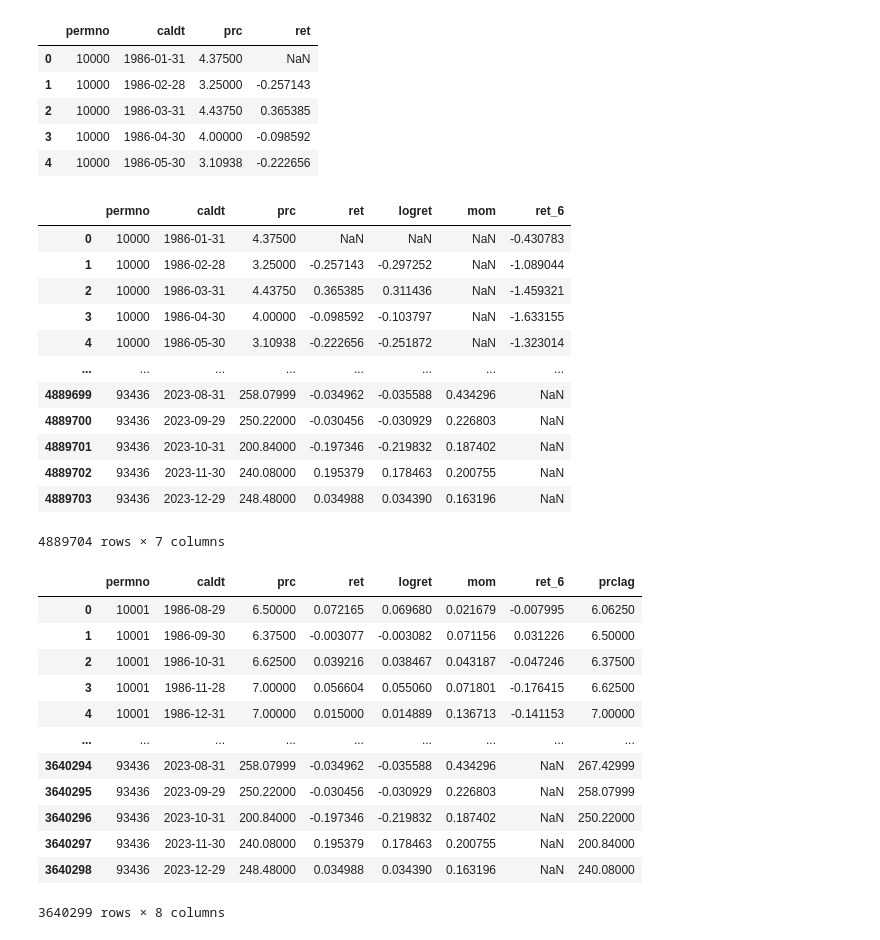
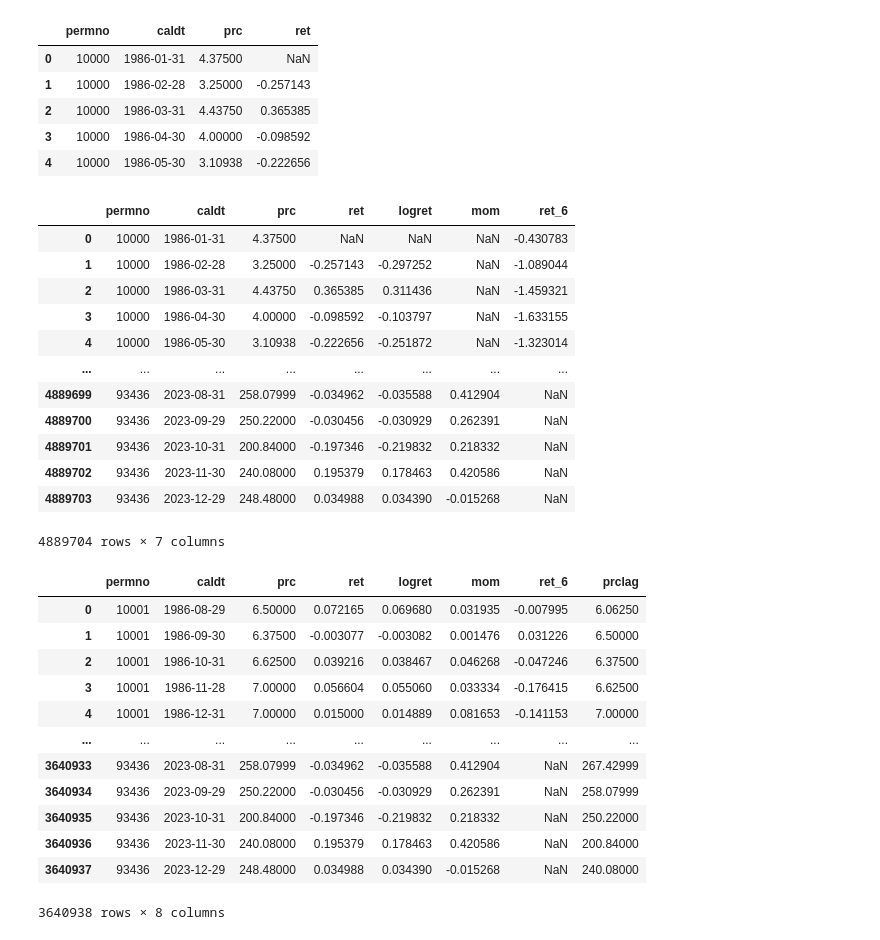
Before and after one commit to andrewhall1124/momentum, a Jupyter notebook: momentum.ipynb, the cells around one changed output. Saved outputs shown, nothing was run; the diff lists cells and outputs as text; code cells hidden in the pictures.

```diff
--- a/momentum.ipynb
+++ b/momentum.ipynb
@@ -37,31 +37,31 @@ df.head()
 # %%
 # Calculate momentum feature
 
 # Log Returns
 df['logret'] = np.log(1 + df['ret'])
 
 # Momentum from t-6 to t-1
-df['mom'] = df.groupby('permno')['logret'].rolling(6,6).sum().reset_index(drop=True)
-df['mom'] = df.groupby('permno')['mom'].shift(1)
+df['mom'] = df.groupby('permno')['logret'].rolling(5,5).sum().reset_index(drop=True)
+df['mom'] = df.groupby('permno')['mom'].shift(2)
 
 # Holding period returns
 df['ret_6'] = df.groupby('permno')['logret'].rolling(6,6).sum().reset_index(drop=True)
 df['ret_6'] = df.groupby('permno')['ret_6'].shift(-6)
 
 df
 # %% [output]
 |  | permno | caldt | prc | ret | logret | mom | ret_6 |
 | 0 | 10000 | 1986-01-31 | 4.37500 | NaN | NaN | NaN | -0.430783 |
 | 1 | 10000 | 1986-02-28 | 3.25000 | -0.257143 | -0.297252 | NaN | -1.089044 |
 | 2 | 10000 | 1986-03-31 | 4.43750 | 0.365385 | 0.311436 | NaN | -1.459321 |
 | 3 | 10000 | 1986-04-30 | 4.00000 | -0.098592 | -0.103797 | NaN | -1.633155 |
 | 4 | 10000 | 1986-05-30 | 3.10938 | -0.222656 | -0.251872 | NaN | -1.323014 |
 | ... | ... | ... | ... | ... | ... | ... | ... |
-| 4889699 | 93436 | 2023-08-31 | 258.07999 | -0.034962 | -0.035588 | 0.434296 | NaN |
-| 4889700 | 93436 | 2023-09-29 | 250.22000 | -0.030456 | -0.030929 | 0.226803 | NaN |
-| 4889701 | 93436 | 2023-10-31 | 200.84000 | -0.197346 | -0.219832 | 0.187402 | NaN |
-| 4889702 | 93436 | 2023-11-30 | 240.08000 | 0.195379 | 0.178463 | 0.200755 | NaN |
-| 4889703 | 93436 | 2023-12-29 | 248.48000 | 0.034988 | 0.034390 | 0.163196 | NaN |
+| 4889699 | 93436 | 2023-08-31 | 258.07999 | -0.034962 | -0.035588 | 0.412904 | NaN |
+| 4889700 | 93436 | 2023-09-29 | 250.22000 | -0.030456 | -0.030929 | 0.262391 | NaN |
+| 4889701 | 93436 | 2023-10-31 | 200.84000 | -0.197346 | -0.219832 | 0.218332 | NaN |
+| 4889702 | 93436 | 2023-11-30 | 240.08000 | 0.195379 | 0.178463 | 0.420586 | NaN |
+| 4889703 | 93436 | 2023-12-29 | 248.48000 | 0.034988 | 0.034390 | -0.015268 | NaN |
 4889704 rows × 7 columns
 # %%
 # Filtering by prc greater than 5 and months that momentum is known
@@ -73,18 +73,18 @@ df = df.query("mom == mom and prclag >= 5").reset_index(drop=True)
 df
 # %% [output]
 |  | permno | caldt | prc | ret | logret | mom | ret_6 | prclag |
-| 0 | 10001 | 1986-08-29 | 6.50000 | 0.072165 | 0.069680 | 0.021679 | -0.007995 | 6.06250 |
-| 1 | 10001 | 1986-09-30 | 6.37500 | -0.003077 | -0.003082 | 0.071156 | 0.031226 | 6.50000 |
-| 2 | 10001 | 1986-10-31 | 6.62500 | 0.039216 | 0.038467 | 0.043187 | -0.047246 | 6.37500 |
-| 3 | 10001 | 1986-11-28 | 7.00000 | 0.056604 | 0.055060 | 0.071801 | -0.176415 | 6.62500 |
-| 4 | 10001 | 1986-12-31 | 7.00000 | 0.015000 | 0.014889 | 0.136713 | -0.141153 | 7.00000 |
+| 0 | 10001 | 1986-08-29 | 6.50000 | 0.072165 | 0.069680 | 0.031935 | -0.007995 | 6.06250 |
+| 1 | 10001 | 1986-09-30 | 6.37500 | -0.003077 | -0.003082 | 0.001476 | 0.031226 | 6.50000 |
+| 2 | 10001 | 1986-10-31 | 6.62500 | 0.039216 | 0.038467 | 0.046268 | -0.047246 | 6.37500 |
+| 3 | 10001 | 1986-11-28 | 7.00000 | 0.056604 | 0.055060 | 0.033334 | -0.176415 | 6.62500 |
+| 4 | 10001 | 1986-12-31 | 7.00000 | 0.015000 | 0.014889 | 0.081653 | -0.141153 | 7.00000 |
 | ... | ... | ... | ... | ... | ... | ... | ... | ... |
-| 3640294 | 93436 | 2023-08-31 | 258.07999 | -0.034962 | -0.035588 | 0.434296 | NaN | 267.42999 |
-| 3640295 | 93436 | 2023-09-29 | 250.22000 | -0.030456 | -0.030929 | 0.226803 | NaN | 258.07999 |
-| 3640296 | 93436 | 2023-10-31 | 200.84000 | -0.197346 | -0.219832 | 0.187402 | NaN | 250.22000 |
-| 3640297 | 93436 | 2023-11-30 | 240.08000 | 0.195379 | 0.178463 | 0.200755 | NaN | 200.84000 |
-| 3640298 | 93436 | 2023-12-29 | 248.48000 | 0.034988 | 0.034390 | 0.163196 | NaN | 240.08000 |
+| 3640933 | 93436 | 2023-08-31 | 258.07999 | -0.034962 | -0.035588 | 0.412904 | NaN | 267.42999 |
+| 3640934 | 93436 | 2023-09-29 | 250.22000 | -0.030456 | -0.030929 | 0.262391 | NaN | 258.07999 |
+| 3640935 | 93436 | 2023-10-31 | 200.84000 | -0.197346 | -0.219832 | 0.218332 | NaN | 250.22000 |
+| 3640936 | 93436 | 2023-11-30 | 240.08000 | 0.195379 | 0.178463 | 0.420586 | NaN | 200.84000 |
+| 3640937 | 93436 | 2023-12-29 | 248.48000 | 0.034988 | 0.034390 | -0.015268 | NaN | 240.08000 |
-3640299 rows × 8 columns
+3640938 rows × 8 columns
 # %%
 # Momentum decile bins
 
```
Also changed, not shown: parts of 5 cells of this notebook.
